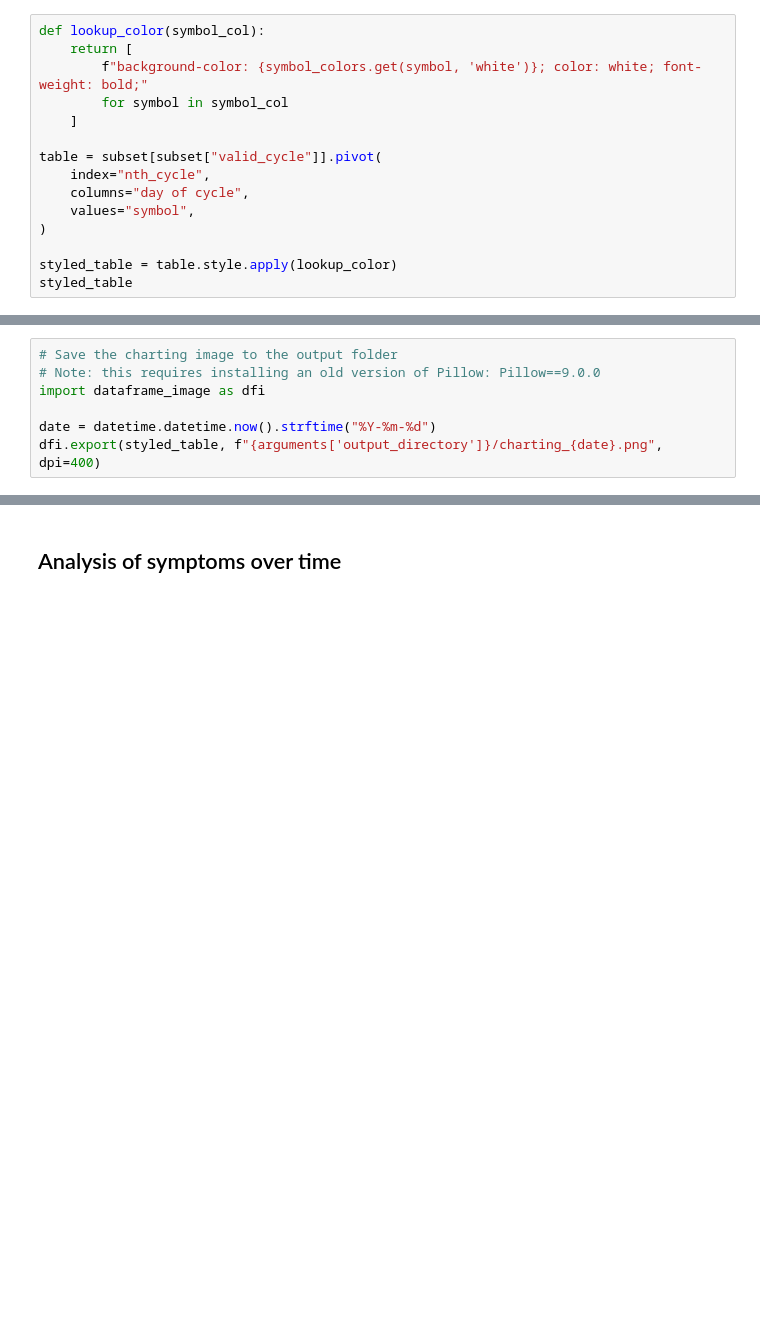
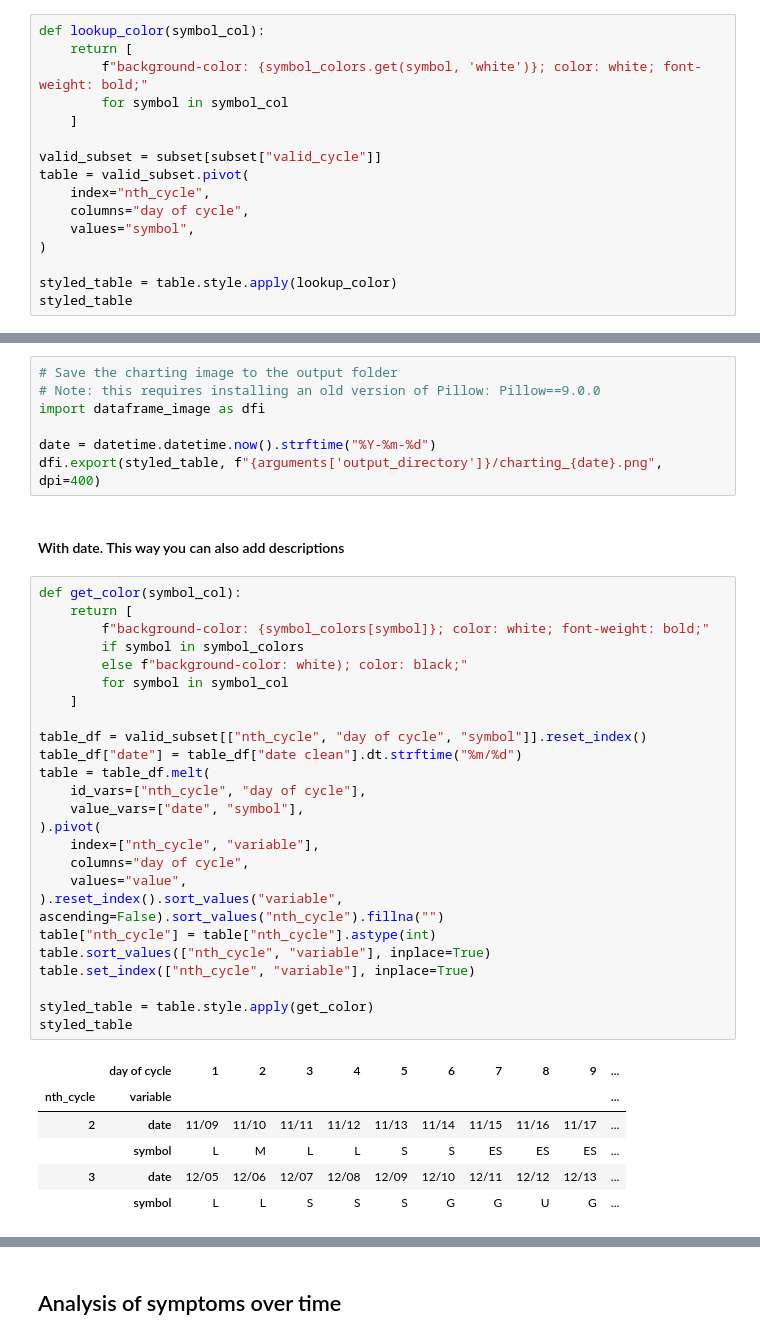
Before and after one commit to roesler-stan/health-analysis, a Jupyter notebook: 2_analysis.ipynb, the cells around one changed output, grey strips where cells are left out. Saved outputs shown, nothing was run; the diff lists cells and outputs as text; blank space fills up the shorter version.

Commit message:
fix dates, update charting

```diff
--- a/2_analysis.ipynb
+++ b/2_analysis.ipynb
@@ -35,7 +35,8 @@ def lookup_color(symbol_col):
         for symbol in symbol_col
     ]
 
-table = subset[subset["valid_cycle"]].pivot(
+valid_subset = subset[subset["valid_cycle"]]
+table = valid_subset.pivot(
     index="nth_cycle",
     columns="day of cycle",
     values="symbol",
@@ -50,3 +57,37 @@ import dataframe_image as dfi
 
 date = datetime.datetime.now().strftime("%Y-%m-%d")
 dfi.export(styled_table, f"{arguments['output_directory']}/charting_{date}.png", dpi=400)
+# %% [markdown]
+#### With date. This way you can also add descriptions
+# %%
+def get_color(symbol_col):
+    return [
+        f"background-color: {symbol_colors[symbol]}; color: white; font-weight: bold;"
+        if symbol in symbol_colors
+        else f"background-color: white); color: black;"
+        for symbol in symbol_col
+    ]
+
+table_df = valid_subset[["nth_cycle", "day of cycle", "symbol"]].reset_index()
+table_df["date"] = table_df["date clean"].dt.strftime("%m/%d")
+table = table_df.melt(
+    id_vars=["nth_cycle", "day of cycle"],
+    value_vars=["date", "symbol"],
+).pivot(
+    index=["nth_cycle", "variable"],
+    columns="day of cycle",
+    values="value",
+).reset_index().sort_values("variable", ascending=False).sort_values("nth_cycle").fillna("")
+table["nth_cycle"] = table["nth_cycle"].astype(int)
+table.sort_values(["nth_cycle", "variable"], inplace=True)
+table.set_index(["nth_cycle", "variable"], inplace=True)
+
+styled_table = table.style.apply(get_color)
+styled_table
+# %% [output]
+|  | day of cycle | 1 | 2 | 3 | 4 | 5 | 6 | 7 | 8 | 9 | ... |
+| nth_cycle | variable |  |  |  |  |  |  |  |  |  | ... |
+| 2 | date | 11/09 | 11/10 | 11/11 | 11/12 | 11/13 | 11/14 | 11/15 | 11/16 | 11/17 | ... |
+|  | symbol | L | M | L | L | S | S | ES | ES | ES | ... |
+| 3 | date | 12/05 | 12/06 | 12/07 | 12/08 | 12/09 | 12/10 | 12/11 | 12/12 | 12/13 | ... |
+|  | symbol | L | L | S | S | S | G | G | U | G | ... |
```
Also changed, not shown: parts of 2 cells of this notebook, 12 other files.
